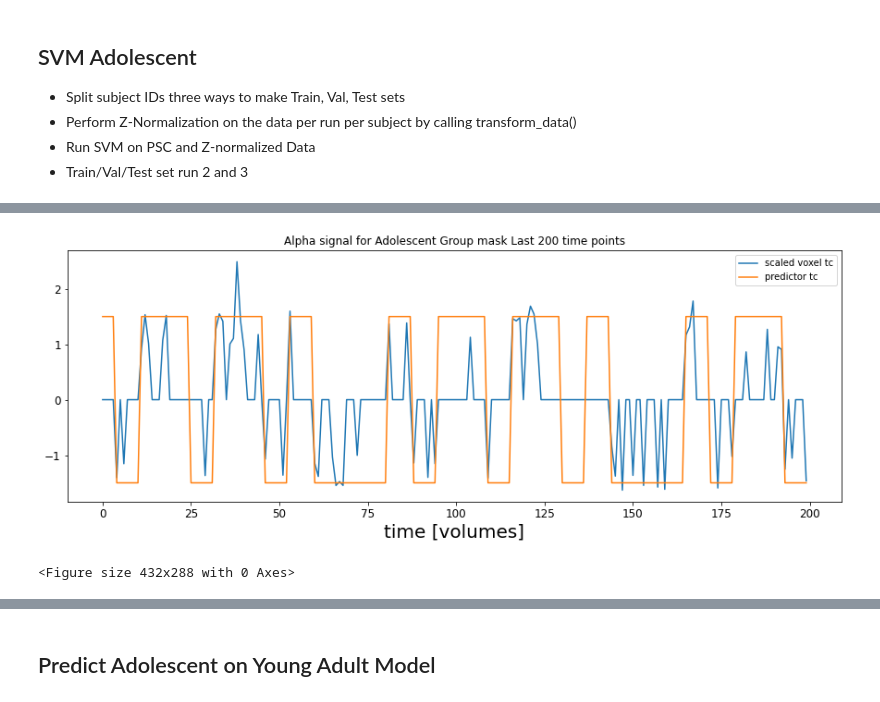
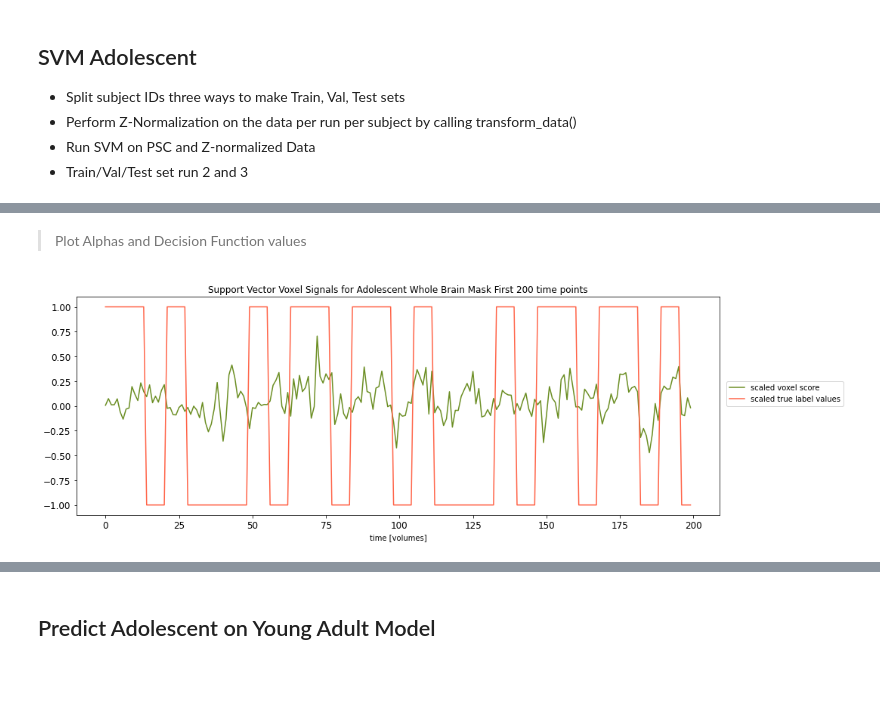
Before and after one commit to staceybeck/teambrainiac, a Jupyter notebook: source/group_svm/Adolescent_Group_SVM.ipynb, the cells around one changed output, grey strips where cells are left out. Drawn from its saved outputs; the diff is of its cells as text; code cells hidden in the pictures; blank space fills up the shorter version.

```diff
--- a/source/group_svm/Adolescent_Group_SVM.ipynb
+++ b/source/group_svm/Adolescent_Group_SVM.ipynb
@@ -426,31 +373,40 @@ plotting.plot_stat_map(threshold_value_img,
+# %% [markdown]
+> Plot Alphas and Decision Function values
 # %%
+# Create a DataFrame from metrics of Whole Brain
+decision_scores = metric_data['test_dfunc'][0]
+y = metric_data['y_t'][0]
+alpha = metric_data['alphas1'][0]
+
 def plot_alphas(alphas,alpha_labels, time, title, mask_type):
   """
 
   :param alphas:
   :param alpha_labels:
   :param time:
   :param title:
   :return:
   """
   fig, ax = plt.subplots(1,1,figsize=(15, 5))
-  ax.plot(alphas, label='scaled voxel tc')
-  ax.plot(alpha_labels,  label='predictor tc')
-  ax.set_xlabel('time [volumes]', fontsize=20)
+  ax.plot(alphas, label='scaled voxel score', color = "olivedrab")
+  ax.plot(alpha_labels,  label='scaled true label values', color = "tomato")
+  ax.set_xlabel('time [volumes]', fontsize=10)
   ax.tick_params(labelsize=12)
-  ax.set_title(f"Alpha signal for {title} {time} time points")
-  ax.legend(loc = 'upper right')
-  plt.show()
-  plt.savefig(f'/content/gdrive/MyDrive/{data_type}_{mask_type}_alpsig_1.png')
+  ax.set_title(f"Support Vector Voxel Signals for {title} {time} time points")
+  lgd = ax.legend(loc=(1.01, 0.5))
+  plt.savefig(f'/content/gdrive/MyDrive/ADOL/{data_type}_{mask_type}_alph_1.png',
+              dpi =200,
+              bbox_extra_artists=(lgd,),
+              bbox_inches='tight')
+  plt.tight_layout()
+
+
+# Plot the time series with alpha signals and labels
+title = f"Adolescent Whole Brain Mask First"
+
+timepoints = [(200, -1, 1)]#[(100, -3, 3),
+for time, min, max in timepoints:
+  alpha_labels = np.where(y == 0,min,max)
+  plot_alphas(decision_scores[:time],alpha_labels[:time], time, title, mask_type)
+# %% [output]
+[figure, added]
-# %%
-# Plot the time series with alpha signals and labels
-#plt.savefig(f"/content/gdrive/MyDrive/{data_type}_{mask_type}_alphasig_1.png")
-
-title = f"Adolescent Group {mask_type} Last"
-timepoints = [(200, -1.5, 1.5)]#(100, -1.5, 1.5),
-for time, min, max in timepoints:
-  alpha_labels = np.where(y == 0,min,max)
-  plot_alphas(alphas1[-time:],alpha_labels[-time:], time, title, mask_type)
-# %% [output]
-[figure, removed]
-<Figure size 432x288 with 0 Axes>
```
Also changed, not shown: parts of 33 cells of this notebook.
